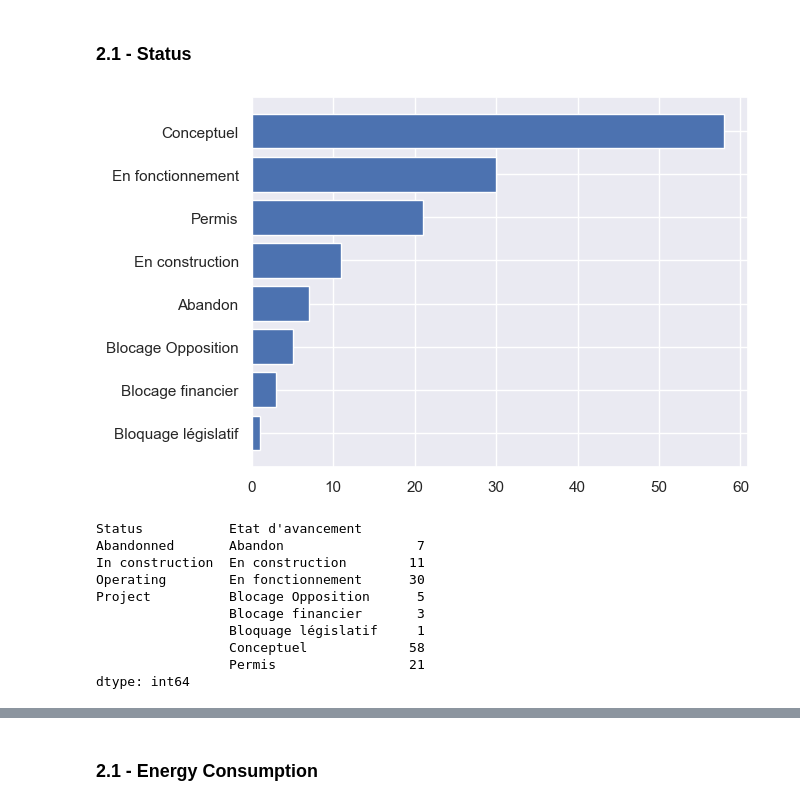
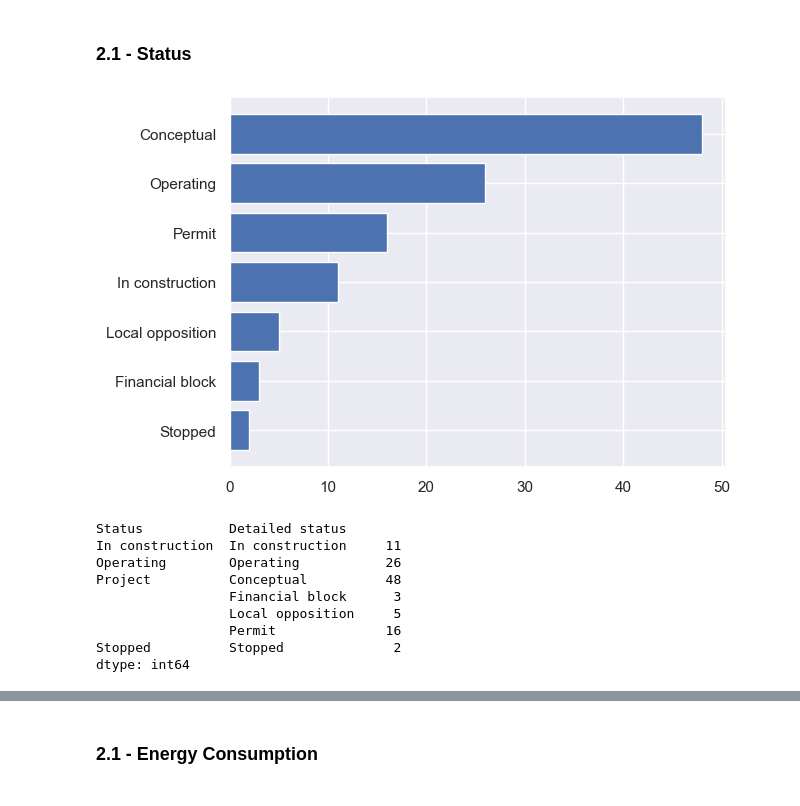
Before and after one commit to sarahrieubland/pink-bombs, a Jupyter notebook: Generation_RAS_maps.ipynb, the cells around one changed output, grey strips where cells are left out. Drawn from its saved outputs; the diff is of its cells as text; code cells hidden in the pictures.

```diff
--- a/Generation_RAS_maps.ipynb
+++ b/Generation_RAS_maps.ipynb
@@ -122,5 +133,9 @@ projets_ras['carbon_footprint_t'] = projets_ras['Production Max']*carbon_per_kg
+# %%
+# For farms with no entry in Species, set to 'Atlantic Salmon'
+projets_ras['Species'] = np.where(projets_ras['Species'].isna(), 'Atlantic Salmon', projets_ras['Species'])
 # %%
-# Remove Smolt and species obviously wrong for now !!!! TO IMPROVE!!!
-#projets_ras["Species"].value_counts()
-species_no = ['Yellow tail', 'Shrimp', 'Smolt', 'Patagonia King Salmon smolt']
-projets_ras = projets_ras.loc[~projets_ras["Species"].isin(species_no), ]
+# Define criteria lists
+techno_no = ['FTS', 'SIFT']
+species_no = ['Yellow tail', 'Shrimp', 'Smolt', 'Patagonia King Salmon smolt', 'Steelhead',
+              'Rainbow trout', 'Barramundi and Himalayan Rainbow Trout', 'Trout', 'Kingfish tail']
+etat_no = ['Abandon']
@@ -127,3 +155,8 @@ projets_ras = projets_ras.loc[~projets_ras["Species"].isin(species_no), ]
+# %%
+projets_ras = projets_ras.loc[(projets_ras['Exclude'] != 'yes') &
+            (~projets_ras['Technologie'].isin(techno_no)) &
+            (~projets_ras['Species'].isin(species_no)) &
+            (~projets_ras["Etat d'avancement"].isin(etat_no)),]
 # %%
 projets_ras.shape
 # %% [output]
@@ -132,3 +176,13 @@ projets_ras.shape
 ## 2 - Exploratory Data Analysis
 # %% [markdown]
 ### 2.1 - Status
+# %%
+# Map fields into english
+projets_ras['Detailed status'] = projets_ras["Etat d'avancement"].map({'En construction': 'In construction',
+                                                                       'En fonctionnement': 'Operating',
+                                                                       'Arrêt': 'Stopped',
+                                                                       'Blocage Opposition': 'Local opposition',
+                                                                       'Blocage financier': 'Financial block',
+                                                                       'Bloquage législatif': 'Legal block',
+                                                                       'Conceptuel': 'Conceptual',
+                                                                       'Permis': 'Permit'})
@@ -135,29 +191,23 @@ projets_ras.shape
 # %%
 # Histogram of stages
-df = projets_ras["Etat d'avancement"].value_counts().reset_index().sort_values(by=['count'])
-plt.barh(y=df["Etat d'avancement"], width=df['count'])
+df = projets_ras['Detailed status'].value_counts().reset_index().sort_values(by=['count'])
+plt.barh(y=df['Detailed status'], width=df['count'])
 plt.show()
 # %% [output]
-[figure, old version]
+[figure, new version]
 # %%
-# Categorise Etat d'avanncement into 3 status in english
-concept = ['Blocage Opposition', 'Blocage financier', 'Bloquage législatif', 'Conceptuel', 'Permis']
-projets_ras['Status'] = np.where(
-    projets_ras["Etat d'avancement"].isin(concept), 'Project', np.where(
-        projets_ras["Etat d'avancement"] == "Abandon", "Abandonned", np.where(
-            projets_ras["Etat d'avancement"] == 'En construction', "In construction", np.where(
-                projets_ras["Etat d'avancement"] == 'En fonctionnement', "Operating", "NA"
-    ))))
-projets_ras.groupby(["Status", "Etat d'avancement"]).size()
+# Categorise Detailed status into 3 status in english
+concept = ['Local opposition', 'Financial block', 'Legal block', 'Conceptual', 'Permit']
+projets_ras['Status'] = np.where(projets_ras['Detailed status'].isin(concept), 'Project', projets_ras['Detailed status'])
+projets_ras.groupby(["Status", 'Detailed status']).size()
 # %% [output]
-Status           Etat d'avancement
-Abandonned       Abandon                 7
-In construction  En construction        11
-Operating        En fonctionnement      30
-Project          Blocage Opposition      5
-                 Blocage financier       3
-                 Bloquage législatif     1
-                 Conceptuel             58
-                 Permis                 21
+Status           Detailed status
+In construction  In construction     11
+Operating        Operating           26
+Project          Conceptual          48
+                 Financial block      3
+                 Local opposition     5
+                 Permit              16
+Stopped          Stopped              2
 dtype: int64
 # %%
```
Also changed, not shown: parts of 99 cells of this notebook, 6 other files.
